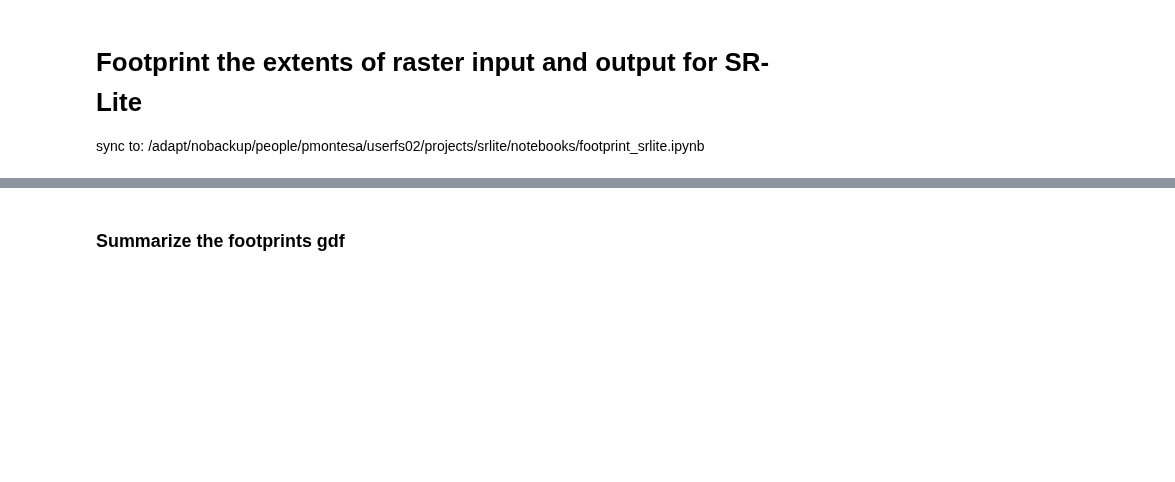
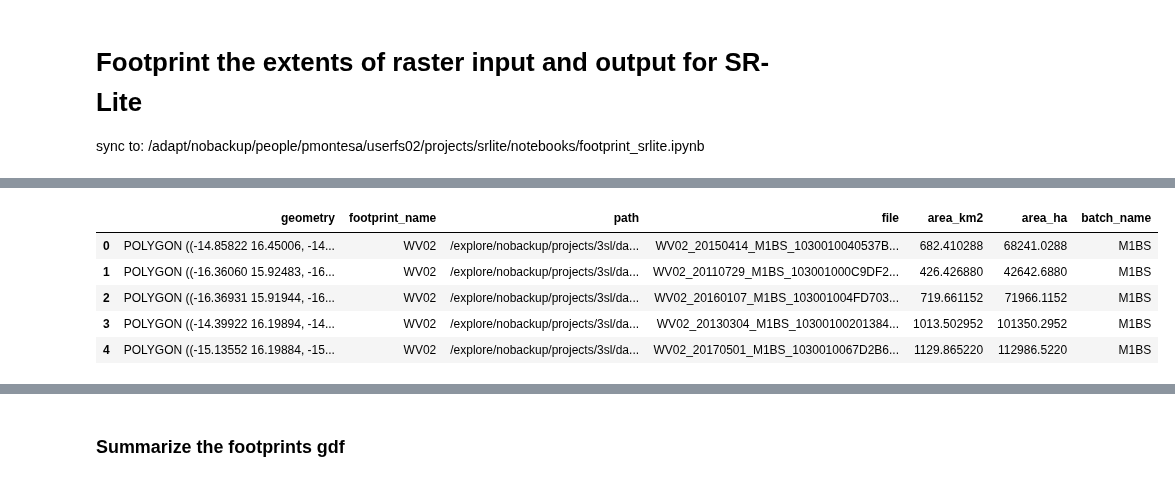
Before and after one commit to pahbs/geoscitools, a Jupyter notebook: footprint_srlite.ipynb, the cells around one changed output, grey strips where cells are left out. Cells and saved outputs as stored; diff of their text form; code cells hidden in the pictures; blank space fills up the shorter version.

```diff
--- a/footprint_srlite.ipynb
+++ b/footprint_srlite.ipynb
@@ -75,8 +78,8 @@ dict_list = [
     },
     # EVHR TOA: /adapt/nobackup/projects/ilab/projects/srlite/input
     {'location': 'local',
-     'data_dir': '/explore/nobackup/people/iluser/projects/srlite/input',#'/panfs/ccds02/nobackup/projects/ilab/projects/srlite',#'/explore/nobackup/projects/ilab/data/srlite/toa',#"/adapt/nobackup/projects/ilab/projects/srlite/input/Serc", #/adapt/nobackup/projects/ilab/projects/srlite/input/Serc
-     'data_source': 'EVHR',
+     'data_dir': '/explore/nobackup/projects/3sl/data/VHR/SRV',#'/explore/nobackup/people/iluser/projects/srlite/input',#'/panfs/ccds02/nobackup/projects/ilab/projects/srlite',#'/explore/nobackup/projects/ilab/data/srlite/toa',#"/adapt/nobackup/projects/ilab/projects/srlite/input/Serc", #/adapt/nobackup/projects/ilab/projects/srlite/input/Serc
+     'data_source': 'Senegal_SRV',#'EVHR',
      'image_type': '**',
      'layer_name': 'M1BS',
      'search_tail_string': '/*M1BS*toa.tif',
@@ -85,7 +88,7 @@ dict_list = [
      'DO_DATAMASK': False,
      'GET_ONLY_DATASETMASK': True,
      'MANY_CRS': True,
-     'out_footprint_dir': '/explore/nobackup/projects/ilab/data/srlite/toa', #'/adapt/nobackup/projects/ilab/projects/srlite/input',
+     'out_footprint_dir': '/explore/nobackup/people/pmontesa/userfs02/projects/LULC_Senegal',#'/explore/nobackup/projects/ilab/data/srlite/toa', #'/adapt/nobackup/projects/ilab/projects/srlite/input',
      'footprint_name_SPLIT_CHAR': '_',
      'footprint_name_SPLIT_POS': 0,
      'aws_credential_fn': None
@@ -129,7 +132,8 @@ dict_list = [
     {'location': 'local',
      #'data_dir': "/adapt/nobackup/projects/ilab/data/srlite/products/srlite-0.9.9-06132022-reproject_ALL_only_once_to_toa",
      #'data_dir': "/explore/nobackup/projects/ilab/data/srlite/products/srlite-0.9.14-10132022-csv-8band/10132022",
-     'data_dir': "/explore/nobackup/projects/ilab/data/srlite/products/archive/srlite-0.9.15-10282022-qa/10282022-all",
+     #'data_dir': "/explore/nobackup/projects/ilab/data/srlite/products/archive/srlite-0.9.15-10282022-qa/10282022-all",
+     'data_dir': "/explore/nobackup/projects/ilab/data/srlite/products/srlite-0.9.15-10282022-qa/10282022-all",
      'data_source': 'srlite-0.9.14',
      'image_type': '**',
      'layer_name': 'all',
@@ -195,4 +199,22 @@ dict_list = [
      'footprint_name_SPLIT_POS': 0,
      'aws_credential_fn': None
     },
+    # AmigaCarb GLiHT 2012
+    #
+    {'location': 'local',
+     'data_dir': "/explore/nobackup/projects/ilab/projects/AIML_CHM/CNN_CHM/data/GLiHT/Howland/AMIGACarb_Bangor_FIA_Jun2012",
+     'data_source': 'AMIGACARB_2012_BangorCHM',
+     'image_type': '**',
+     'layer_name': 'all',
+     'search_tail_string': '/*CHM.tif',#'/*DSM.tif',
+     'search_link_string': '',
+     'GET_BATCH': True,
+     'DO_DATAMASK': False,
+     'GET_ONLY_DATASETMASK': True,
+     'MANY_CRS': True,
+     'out_footprint_dir': '/explore/nobackup/people/pmontesa/userfs02/projects/above_icesat2/misc/validation_height',
+     'footprint_name_SPLIT_CHAR': '_',
+     'footprint_name_SPLIT_POS': 0,
+     'aws_credential_fn': None
+    },
 ]
@@ -278,0 +314,9 @@ else:
+# %%
+footprint_gdf.head()
+# %% [output]
+|  | geometry | footprint_name | path | file | area_km2 | area_ha | batch_name |
+| 0 | POLYGON ((-14.85822 16.45006, -14... | WV02 | /explore/nobackup/projects/3sl/da... | WV02_20150414_M1BS_1030010040537B... | 682.410288 | 68241.0288 | M1BS |
+| 1 | POLYGON ((-16.36060 15.92483, -16... | WV02 | /explore/nobackup/projects/3sl/da... | WV02_20110729_M1BS_103001000C9DF2... | 426.426880 | 42642.6880 | M1BS |
+| 2 | POLYGON ((-16.36931 15.91944, -16... | WV02 | /explore/nobackup/projects/3sl/da... | WV02_20160107_M1BS_103001004FD703... | 719.661152 | 71966.1152 | M1BS |
+| 3 | POLYGON ((-14.39922 16.19894, -14... | WV02 | /explore/nobackup/projects/3sl/da... | WV02_20130304_M1BS_10300100201384... | 1013.502952 | 101350.2952 | M1BS |
+| 4 | POLYGON ((-15.13552 16.19884, -15... | WV02 | /explore/nobackup/projects/3sl/da... | WV02_20170501_M1BS_1030010067D2B6... | 1129.865220 | 112986.5220 | M1BS |
```
Also changed, not shown: parts of 9 cells of this notebook, 1 other file.
